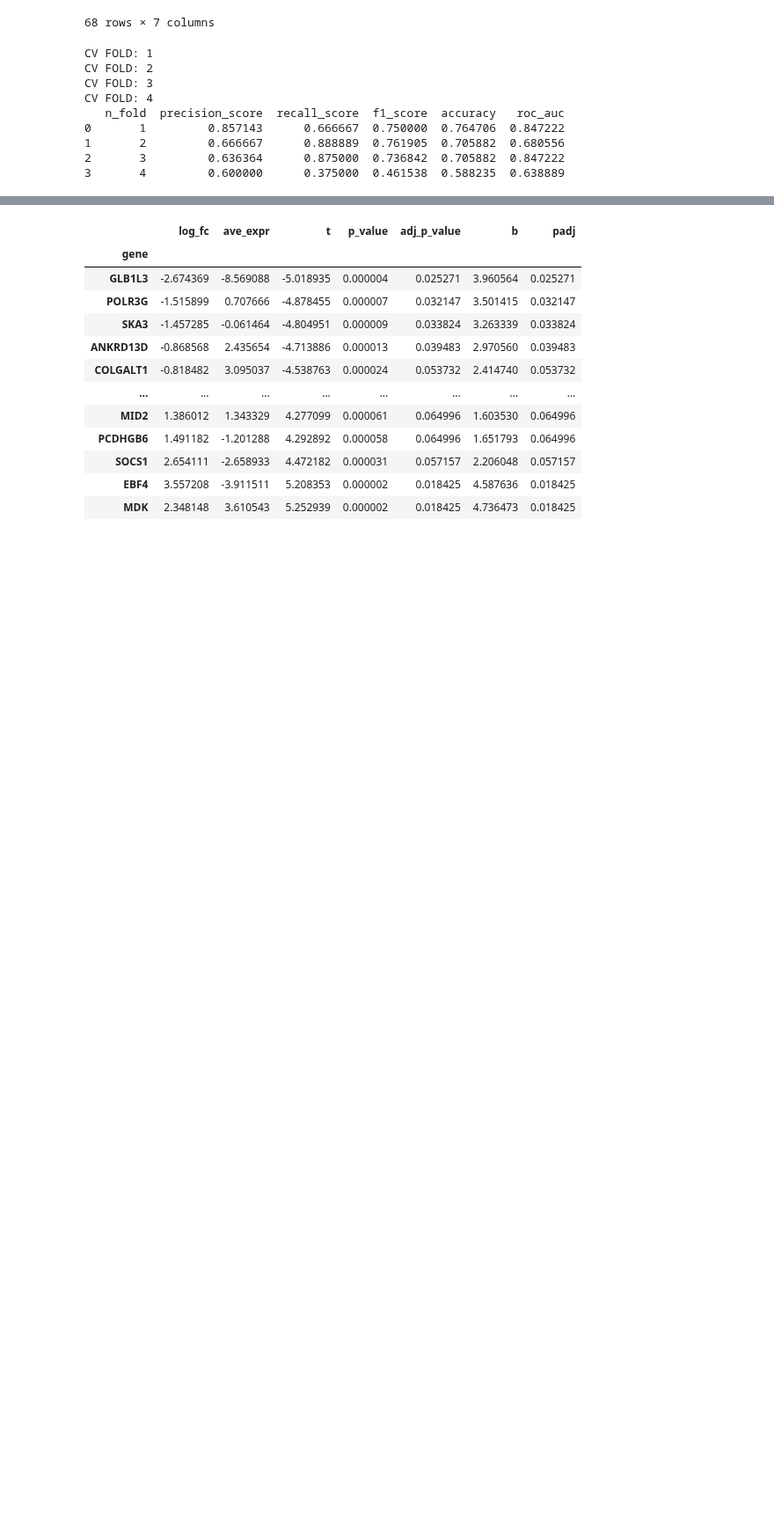
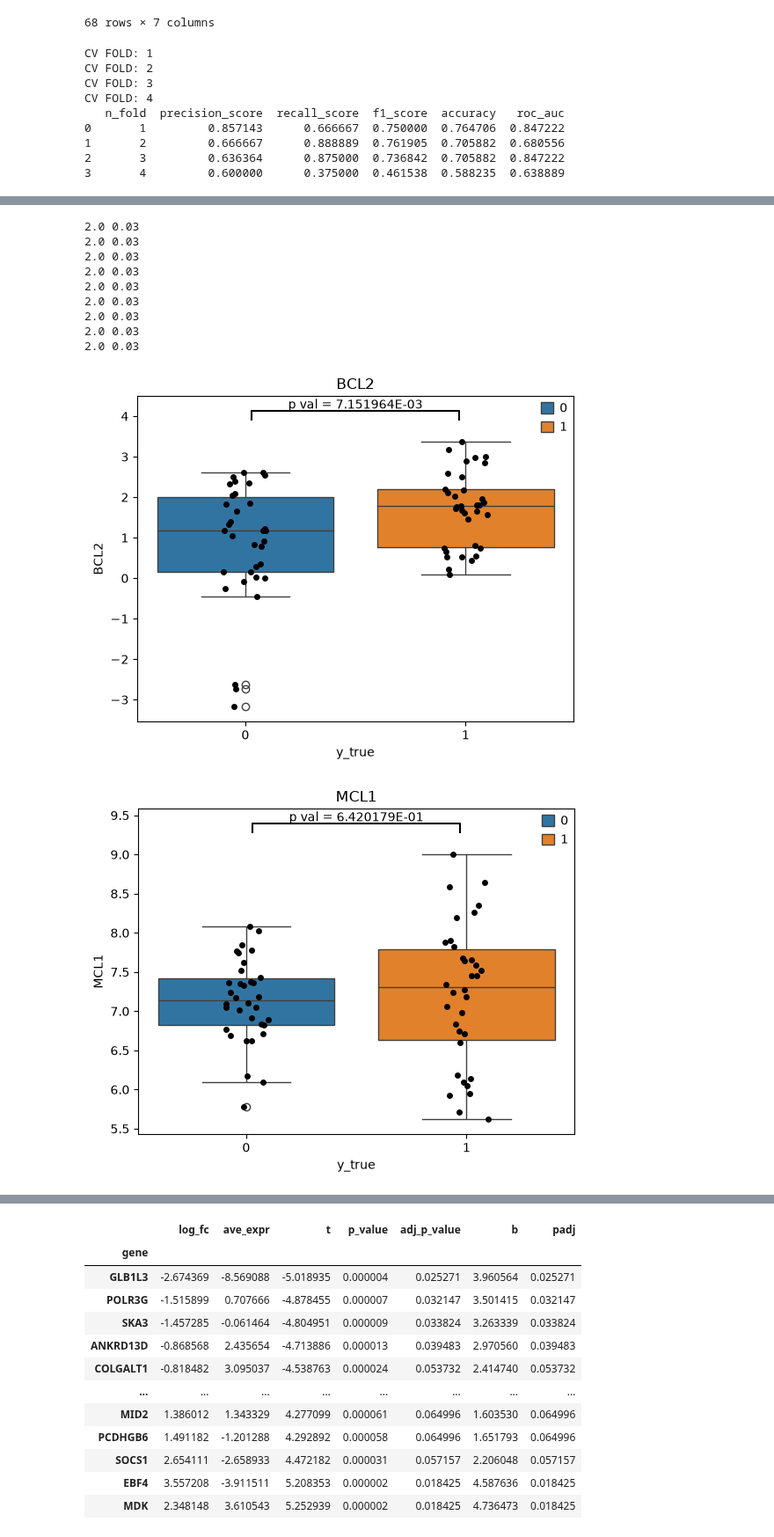
Before and after one commit to braemp4/venetoclax-project, a Jupyter notebook: scripts/notebooks/main_notebook.ipynb, the cells around one changed output, grey strips where cells are left out. Shown at 88% size. Saved outputs shown, nothing was run; the diff lists cells and outputs as text; code cells hidden in the pictures; blank space fills up the shorter version.

```diff
--- a/scripts/notebooks/main_notebook.ipynb
+++ b/scripts/notebooks/main_notebook.ipynb
@@ -451,0 +457,33 @@ for gene in ratios:
+# %%
+# true labels
+
+sensitive_ad = adata[adata.obs['y_true'] == 1]
+resistant_ad = adata[adata.obs['y_true'] == 0]
+# difference in mean expression of key genes
+genes_of_interest = ["BCL2", "MCL1","BCL2L1", "BBC3", "NOXA1", "CCND1", 'NFKB1', "RUNX1", "MYC"]
+
+for gene in genes_of_interest:
+    test =  ttest_ind(sensitive_ad.to_df()[gene], resistant_ad.to_df()[gene], alternative='two-sided')
+
+    fig, ax = plt.subplots(1)
+    expr = adata.to_df()
+    expr['y_true'] = adata.obs['y_true']
+
+    plt.title(gene)
+    sns.boxplot(expr, y=gene, x='y_true', hue='y_true')
+    sns.stripplot(expr, y=gene, x='y_true',color='k')
+
+    annotation = (0, 1, f"p val = {test.pvalue:3E}")
+    starbars.draw_annotation([annotation])
+# %% [output]
+2.0 0.03
+2.0 0.03
+2.0 0.03
+2.0 0.03
+2.0 0.03
+2.0 0.03
+2.0 0.03
+2.0 0.03
+2.0 0.03
+[figure, added]
+[figure, added]
```
Also changed, not shown: parts of 19 cells of this notebook, 1 other file.
